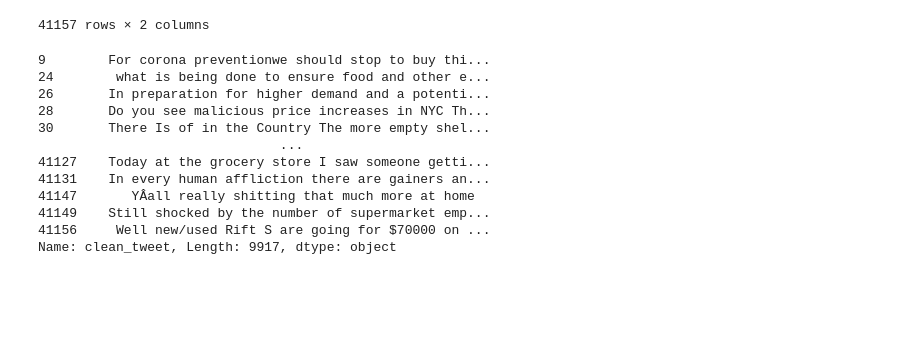
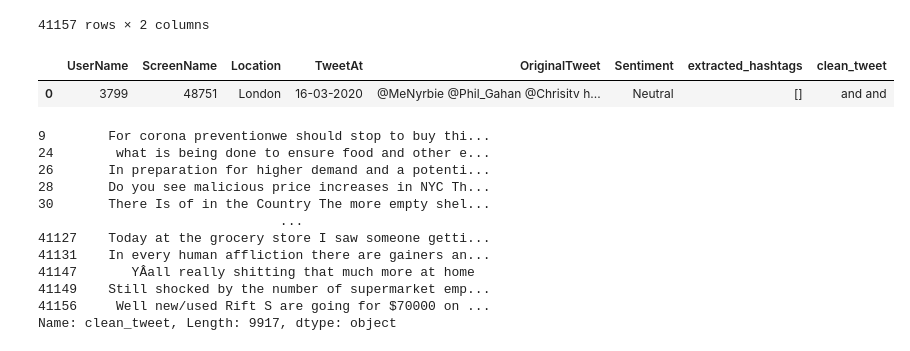
Before and after one commit to ChinmayRojatkar/Predicting-sentiment-of-COVID-19-tweets, a Jupyter notebook: Predicting_sentiment_of_COVID_19_tweets.ipynb, the cells around one changed output. Cells and saved outputs as stored; diff of their text form; code cells hidden in the pictures; blank space fills up the shorter version.

```diff
--- a/Predicting_sentiment_of_COVID_19_tweets.ipynb
+++ b/Predicting_sentiment_of_COVID_19_tweets.ipynb
@@ -334,0 +337,5 @@ df[['OriginalTweet','clean_tweet']]
+# %%
+df.head(1)
+# %% [output]
+|  | UserName | ScreenName | Location | TweetAt | OriginalTweet | Sentiment | extracted_hashtags | clean_tweet |
+| 0 | 3799 | 48751 | London | 16-03-2020 | @MeNyrbie @Phil_Gahan @Chrisitv h... | Neutral | [] | and and |
```
Also changed, not shown: parts of 25 cells of this notebook.
